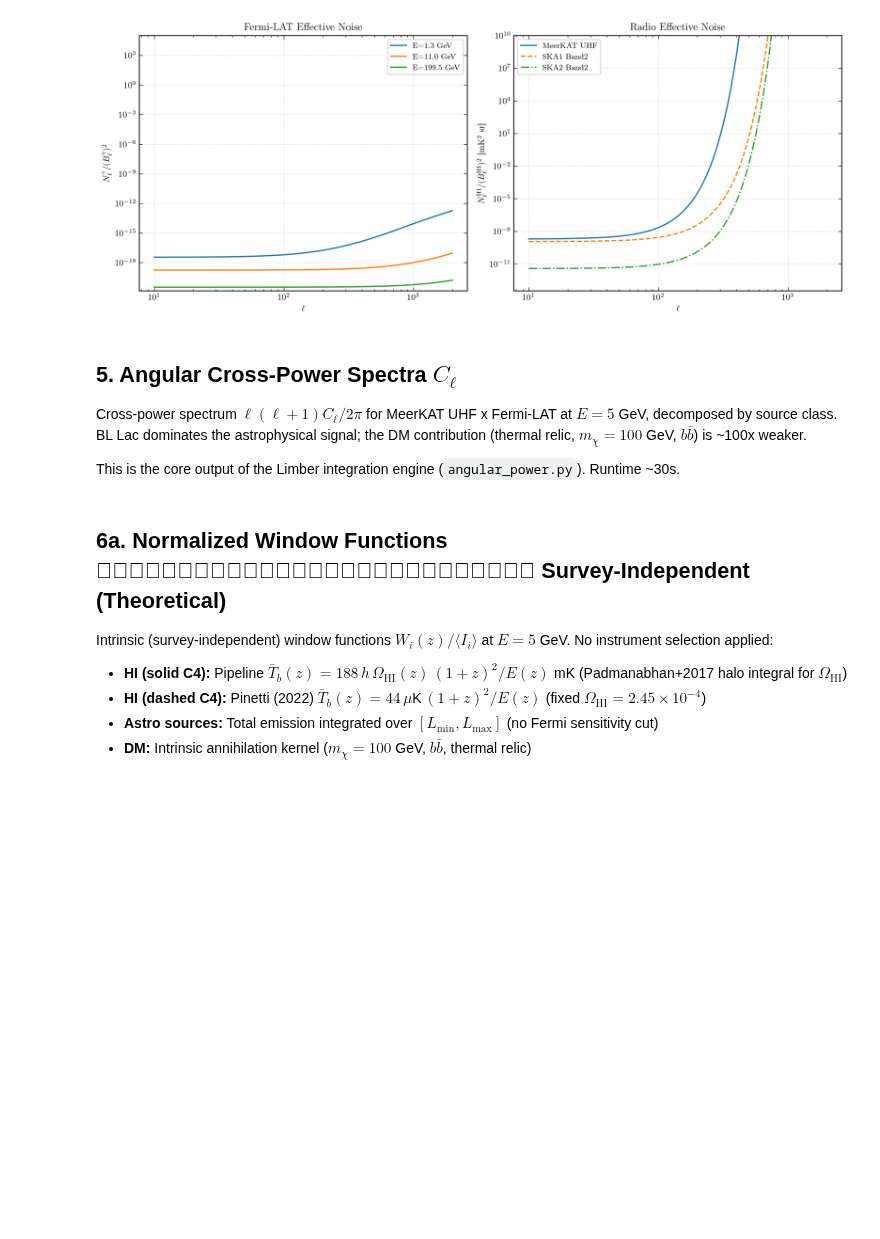
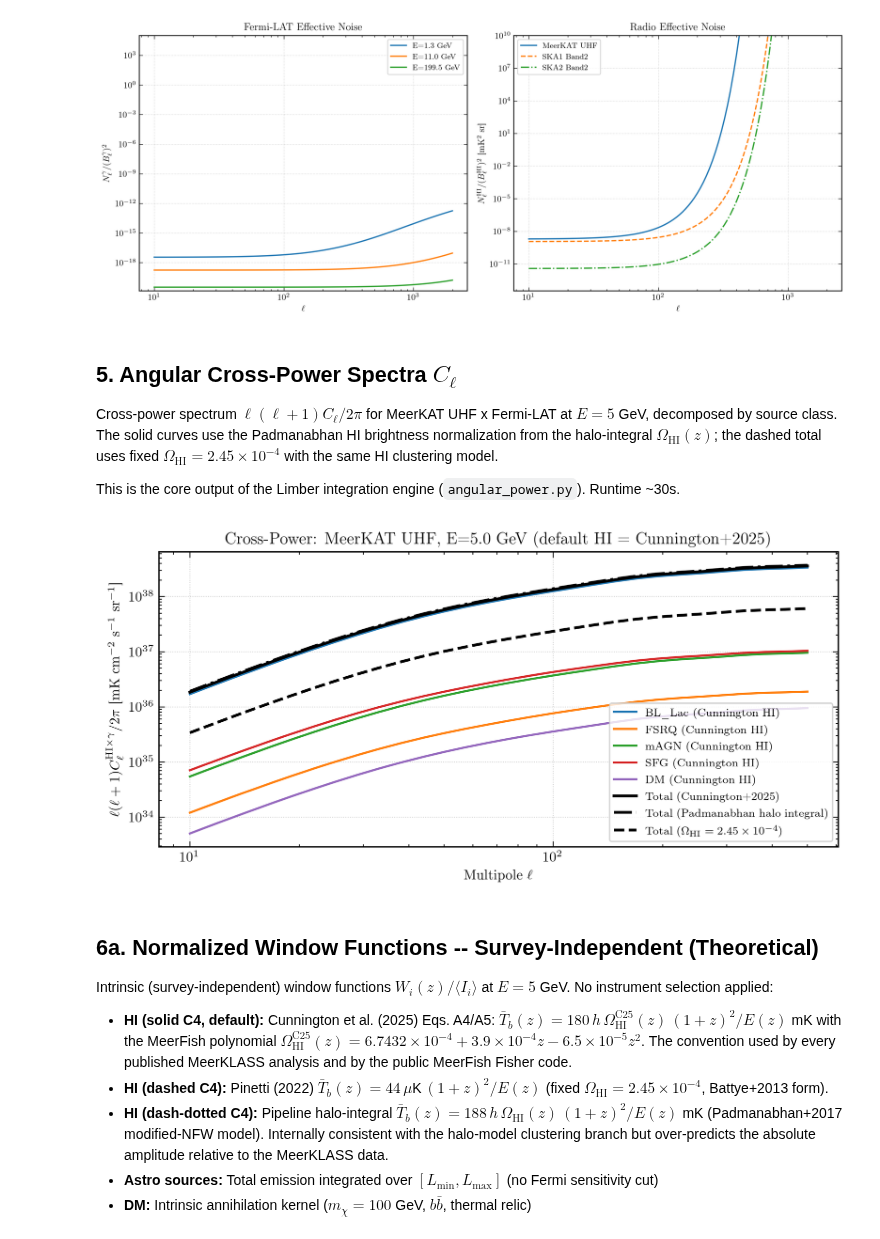
Before and after one commit to raw-asparagus/hixugrb, a Jupyter notebook: notebooks/pipeline_validation.ipynb, the cells around one changed output. Drawn from its saved outputs; the diff is of its cells as text; code cells hidden in the pictures; blank space fills up the shorter version.

```diff
--- a/notebooks/pipeline_validation.ipynb
+++ b/notebooks/pipeline_validation.ipynb
@@ -163,43 +177,68 @@ fig.tight_layout()
 # %% [markdown]
 ## 5. Angular Cross-Power Spectra $C_\ell$
 
-Cross-power spectrum $\ell(\ell+1) C_\ell / 2\pi$ for MeerKAT UHF x Fermi-LAT at $E = 5$ GeV, decomposed by source class. BL Lac dominates the astrophysical signal; the DM contribution (thermal relic, $m_\chi = 100$ GeV, $b\bar{b}$) is ~100x weaker.
+Cross-power spectrum $\ell(\ell+1) C_\ell / 2\pi$ for MeerKAT UHF x Fermi-LAT at $E = 5$ GeV, decomposed by source class. The solid curves use the Padmanabhan HI brightness normalization from the halo-integral $\Omega_\mathrm{HI}(z)$; the dashed total uses fixed $\Omega_\mathrm{HI}=2.45\times10^{-4}$ with the same HI clustering model.
 
 This is the core output of the Limber integration engine (`angular_power.py`). Runtime ~30s.
 # %%
 telescope, band, E_GeV = 'MeerKAT', 'UHF', 5.0
 tel = cfg.RADIO_TELESCOPES[telescope]
 z_min, z_max = tel['bands'][band]['z_min'], tel['bands'][band]['z_max']
 
 ell_cl = np.unique(np.logspace(1, 2.7, 30).astype(int)).astype(float)
 
-result = ap.C_ell_HI_gamma(
+# Cunnington 2025 / MeerFish convention -- the visual default
+result_cunn = ap.C_ell_HI_gamma(
     ell_cl, E_GeV, z_min, z_max, telescope, band,
     m_chi_GeV=100.0, sigma_v=cfg.SIGMA_V_THERMAL,
-    include_DM=True, n_z=300, n_k_M=15
+    include_DM=True, n_z=300, n_k_M=15,
+    hi_brightness='cunnington'
+)
+result_padma = ap.C_ell_HI_gamma(
+    ell_cl, E_GeV, z_min, z_max, telescope, band,
+    m_chi_GeV=100.0, sigma_v=cfg.SIGMA_V_THERMAL,
+    include_DM=True, n_z=300, n_k_M=15,
+    hi_brightness='padmanabhan'
+)
+result_fixed = ap.C_ell_HI_gamma(
+    ell_cl, E_GeV, z_min, z_max, telescope, band,
+    m_chi_GeV=100.0, sigma_v=cfg.SIGMA_V_THERMAL,
+    include_DM=True, n_z=300, n_k_M=15,
+    hi_brightness='fixed_omega'
 )
 
 fig, ax = sty.textwidth_figure(8)
 colors = {'BL_Lac': 'C0', 'FSRQ': 'C1', 'mAGN': 'C2', 'SFG': 'C3', 'DM': 'C4'}
+# Per-source-class breakdown uses the default Cunnington 2025 normalization
 for key in ['BL_Lac', 'FSRQ', 'mAGN', 'SFG', 'DM']:
-    if key in result:
-        C = result[key]; nz = np.abs(C) > 0
+    if key in result_cunn:
+        C = result_cunn[key]; nz = np.abs(C) > 0
         if np.any(nz):
             ax.loglog(ell_cl[nz], ell_cl[nz]*(ell_cl[nz]+1)*np.abs(C[nz])/(2*np.pi),
-                      label=key, color=colors.get(key), lw=sty.LW_STANDARD)
-C_tot = result['total']; nz = np.abs(C_tot) > 0
-if np.any(nz):
-    ax.loglog(ell_cl[nz], ell_cl[nz]*(ell_cl[nz]+1)*np.abs(C_tot[nz])/(2*np.pi),
-              'k-', lw=sty.LW_MEDIUM, label='Total')
-ax.set_xlabel(r'Multipole $\ell$'); ax.set_ylabel(r'$\ell(\ell+1) C_\ell / 2\pi$')
-ax.set_title(f'Cross-Power: {telescope} {band}, E={E_GeV} GeV'); ax.legend()
+                      label=f'{key} (Cunnington HI)', color=colors.get(key), lw=sty.LW_STANDARD)
+
+for label, result, ls in [('Total (Cunnington+2025)', result_cunn, '-'),
+                          ('Total (Padmanabhan halo integral)', result_padma, '-.'),
+                          (r'Total ($\Omega_{\rm HI}=2.45\times10^{-4}$)', result_fixed, '--')]:
+    C_tot = result['total']; nz = np.abs(C_tot) > 0
+    if np.any(nz):
+        ax.loglog(ell_cl[nz], ell_cl[nz]*(ell_cl[nz]+1)*np.abs(C_tot[nz])/(2*np.pi),
+                  color='k', ls=ls, lw=sty.LW_MEDIUM, label=label)
+
+ax.set_xlabel(r'Multipole $\ell$')
+ax.set_ylabel(r'$\ell(\ell+1) C_\ell^{\rm HI\times\gamma} / 2\pi$ [mK cm$^{-2}$ s$^{-1}$ sr$^{-1}$]')
+ax.set_title(f'Cross-Power: {telescope} {band}, E={E_GeV} GeV (default HI = Cunnington+2025)')
+ax.legend(fontsize=8)
 fig.tight_layout()
+# %% [output]
+[figure, added]
 # %% [markdown]
-## 6a. Normalized Window Functions ﷿﷿﷿﷿﷿﷿﷿﷿﷿﷿﷿﷿﷿﷿﷿﷿﷿﷿﷿﷿﷿﷿﷿﷿﷿﷿﷿ Survey-Independent (Theoretical)
+## 6a. Normalized Window Functions -- Survey-Independent (Theoretical)
 
 Intrinsic (survey-independent) window functions $W_i(z) / \langle I_i \rangle$ at $E = 5$ GeV. No instrument selection applied:
-- **HI (solid C4):** Pipeline $\bar{T}_b(z) = 188\,h\,\Omega_\mathrm{HI}(z)\,(1+z)^2/E(z)$ mK (Padmanabhan+2017 halo integral for $\Omega_\mathrm{HI}$)
-- **HI (dashed C4):** Pinetti (2022) $\bar{T}_b(z) = 44\,\mu$K$\,(1+z)^2/E(z)$ (fixed $\Omega_\mathrm{HI} = 2.45\times10^{-4}$)
+- **HI (solid C4, default):** Cunnington et al. (2025) Eqs. A4/A5: $\bar{T}_b(z) = 180\,h\,\Omega_\mathrm{HI}^\mathrm{C25}(z)\,(1+z)^2/E(z)$ mK with the MeerFish polynomial $\Omega_\mathrm{HI}^\mathrm{C25}(z) = 6.7432\!\times\!10^{-4} + 3.9\!\times\!10^{-4} z - 6.5\!\times\!10^{-5} z^2$. The convention used by every published MeerKLASS analysis and by the public MeerFish Fisher code.
+- **HI (dashed C4):** Pinetti (2022) $\bar{T}_b(z) = 44\,\mu$K$\,(1+z)^2/E(z)$ (fixed $\Omega_\mathrm{HI} = 2.45\times10^{-4}$, Battye+2013 form).
+- **HI (dash-dotted C4):** Pipeline halo-integral $\bar{T}_b(z) = 188\,h\,\Omega_\mathrm{HI}(z)\,(1+z)^2/E(z)$ mK (Padmanabhan+2017 modified-NFW model). Internally consistent with the halo-model clustering branch but over-predicts the absolute amplitude relative to the MeerKLASS data.
 - **Astro sources:** Total emission integrated over $[L_\mathrm{min}, L_\mathrm{max}]$ (no Fermi sensitivity cut)
 - **DM:** Intrinsic annihilation kernel ($m_\chi = 100$ GeV, $b\bar{b}$, thermal relic)
 # %%
```
Also changed, not shown: parts of 11 cells of this notebook, 15 other files.
